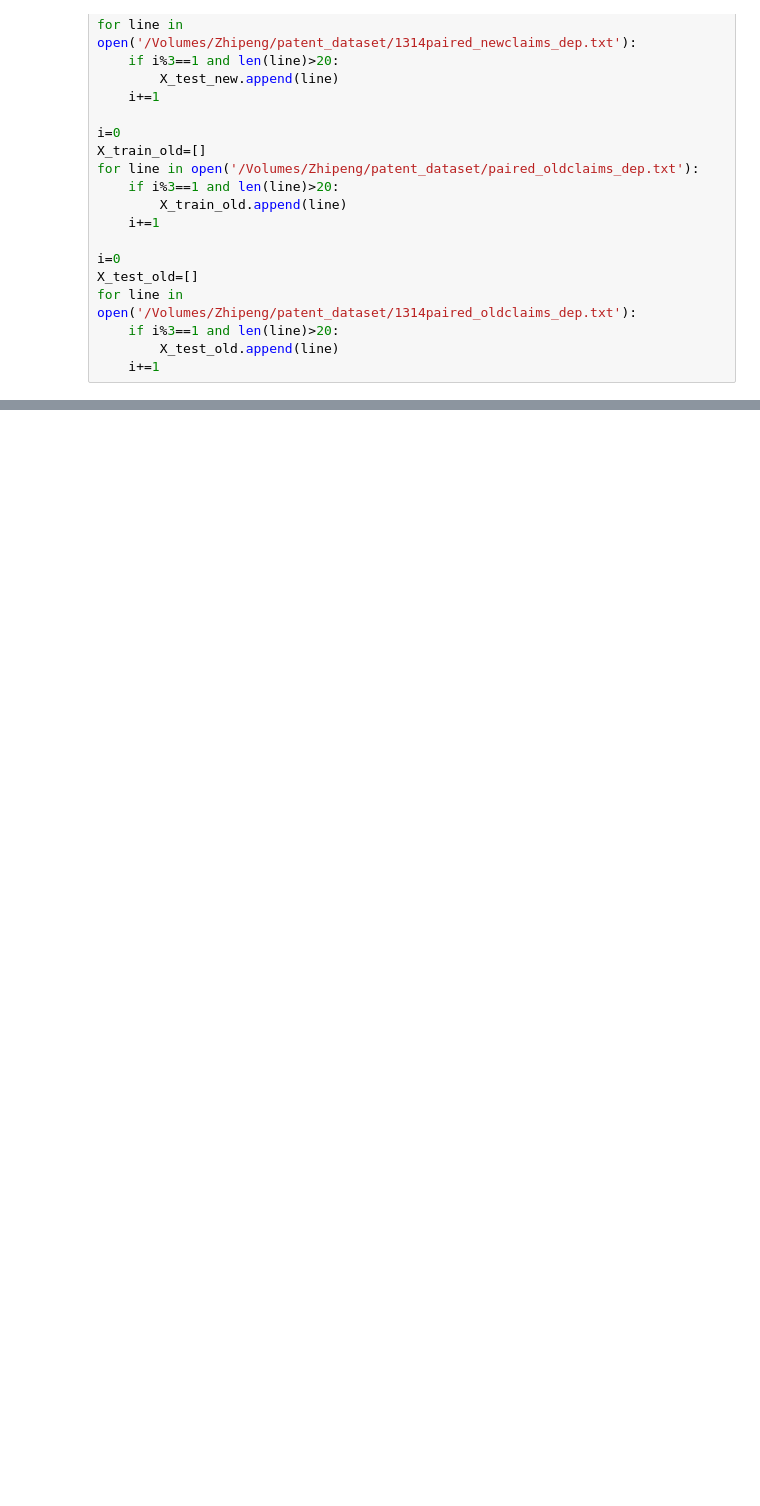
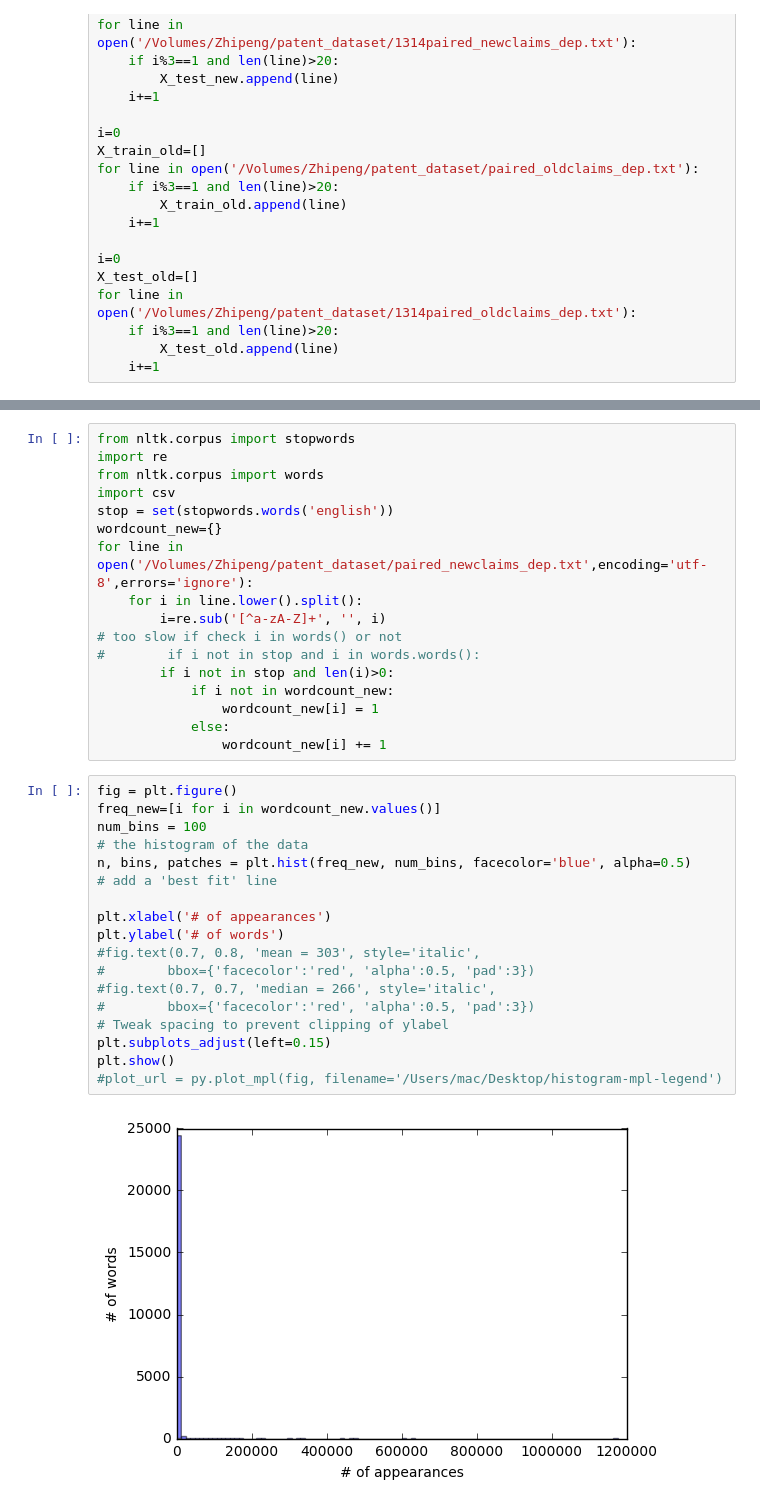
Before and after one commit to yuzhipeng588/Machine-Learning-NLP, a Jupyter notebook: DataEngineering/data_analysis.ipynb, the cells around one changed output, grey strips where cells are left out. Saved outputs shown, nothing was run; the diff lists cells and outputs as text; blank space fills up the shorter version.

Commit message:
update data analysis

```diff
--- a/DataEngineering/data_analysis.ipynb
+++ b/DataEngineering/data_analysis.ipynb
@@ -105,0 +112,37 @@ plt.show()
+# %%
+from nltk.corpus import stopwords
+import re
+from nltk.corpus import words
+import csv
+stop = set(stopwords.words('english'))
+wordcount_new={}
+for line in open('/Volumes/Zhipeng/patent_dataset/paired_newclaims_dep.txt',encoding='utf-8',errors='ignore'):
+    for i in line.lower().split():
+        i=re.sub('[^a-zA-Z]+', '', i)
+# too slow if check i in words() or not
+#        if i not in stop and i in words.words():
+        if i not in stop and len(i)>0:
+            if i not in wordcount_new:
+                wordcount_new[i] = 1
+            else:
+                wordcount_new[i] += 1
+# %%
+fig = plt.figure()
+freq_new=[i for i in wordcount_new.values()]
+num_bins = 100
+# the histogram of the data
+n, bins, patches = plt.hist(freq_new, num_bins, facecolor='blue', alpha=0.5)
+# add a 'best fit' line
+
+plt.xlabel('# of appearances')
+plt.ylabel('# of words')
+#fig.text(0.7, 0.8, 'mean = 303', style='italic',
+#        bbox={'facecolor':'red', 'alpha':0.5, 'pad':3})
+#fig.text(0.7, 0.7, 'median = 266', style='italic',
+#        bbox={'facecolor':'red', 'alpha':0.5, 'pad':3})
+# Tweak spacing to prevent clipping of ylabel
+plt.subplots_adjust(left=0.15)
+plt.show()
+#plot_url = py.plot_mpl(fig, filename='/Users/mac/Desktop/histogram-mpl-legend')
+# %% [output]
+[figure, added]
```
Also changed, not shown: parts of 6 cells of this notebook, 1 other file.
